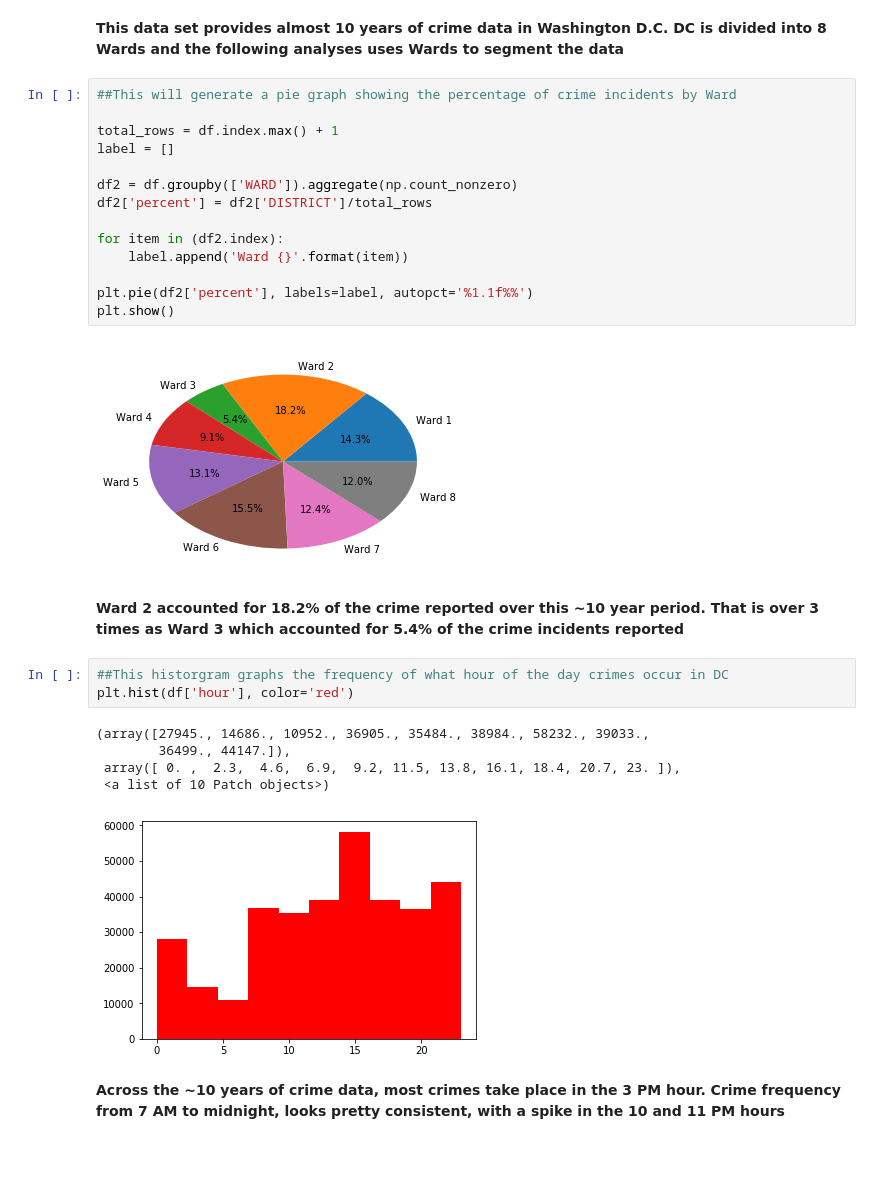
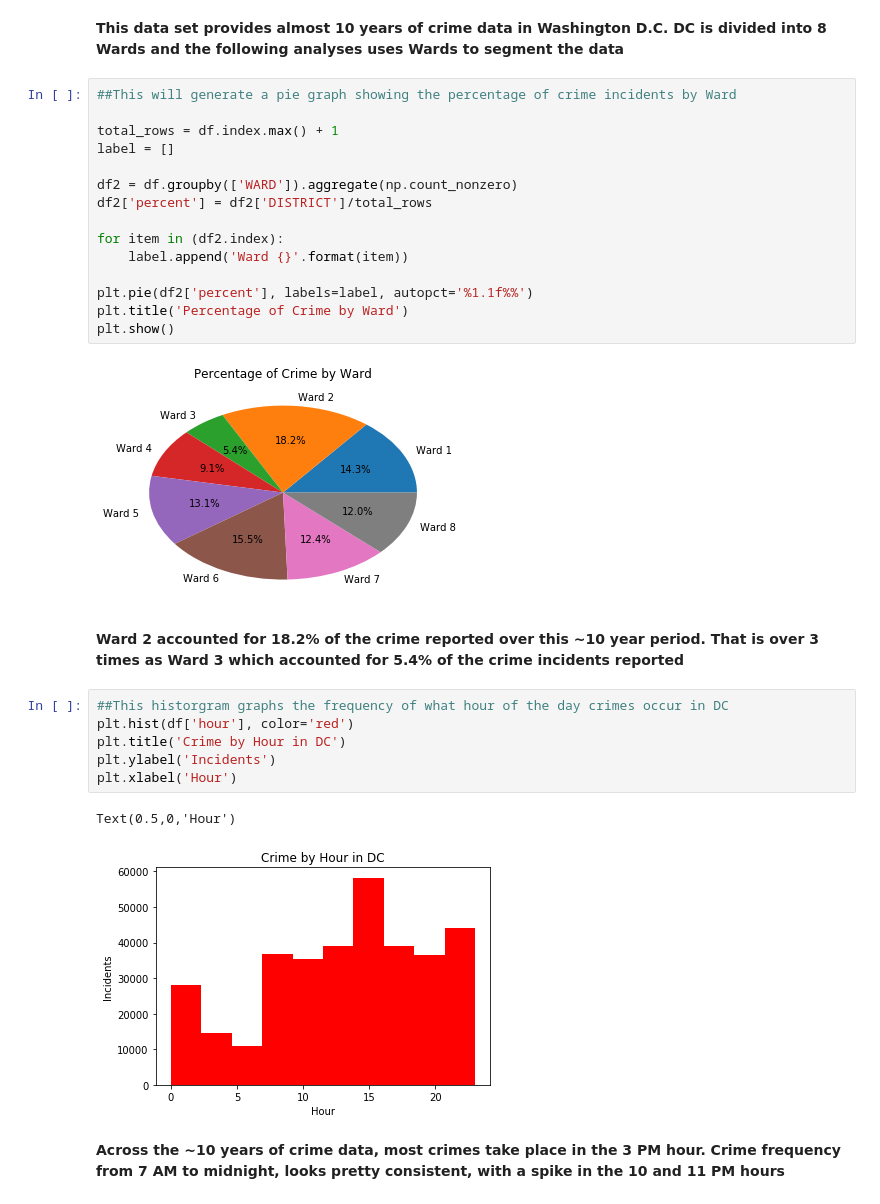
Before and after one commit to bitsops/Thinkful-DS, a Jupyter notebook: What do You See - DCCrime.ipynb, the cells around one changed output. Cells and saved outputs as stored; diff of their text form; blank space fills up the shorter version.

Commit message:
Updated file with plot labels

```diff
--- a/What do You See - DCCrime.ipynb
+++ b/What do You See - DCCrime.ipynb
@@ -18,29 +38,30 @@ print(df['date'].max())
 # %%
 ##This will generate a pie graph showing the percentage of crime incidents by Ward
 
 total_rows = df.index.max() + 1
 label = []
 
 df2 = df.groupby(['WARD']).aggregate(np.count_nonzero)
 df2['percent'] = df2['DISTRICT']/total_rows
 
 for item in (df2.index):
     label.append('Ward {}'.format(item))
 
 plt.pie(df2['percent'], labels=label, autopct='%1.1f%%')
+plt.title('Percentage of Crime by Ward')
 plt.show()
 # %% [output]
-[figure, old version]
+[figure, new version]
 # %% [markdown]
 <B>Ward 2 accounted for 18.2% of the crime reported over this ~10 year period.  That is over 3 times as Ward 3 which accounted for 5.4% of the crime incidents reported</B>
 # %%
 ##This historgram graphs the frequency of what hour of the day crimes occur in DC
 plt.hist(df['hour'], color='red')
+plt.title('Crime by Hour in DC')
+plt.ylabel('Incidents')
+plt.xlabel('Hour')
 # %% [output]
-(array([27945., 14686., 10952., 36905., 35484., 38984., 58232., 39033.,
-        36499., 44147.]),
- array([ 0. ,  2.3,  4.6,  6.9,  9.2, 11.5, 13.8, 16.1, 18.4, 20.7, 23. ]),
- <a list of 10 Patch objects>)
+Text(0.5,0,'Hour')
-[figure, old version]
+[figure, new version]
 # %% [markdown]
 <B>Across the ~10 years of crime data, most crimes take place in the 3 PM hour.  Crime frequency from 7 AM to midnight, looks pretty consistent, with a spike in the 10 and 11 PM hours</B>
```
Also changed, not shown: parts of 5 cells of this notebook.
